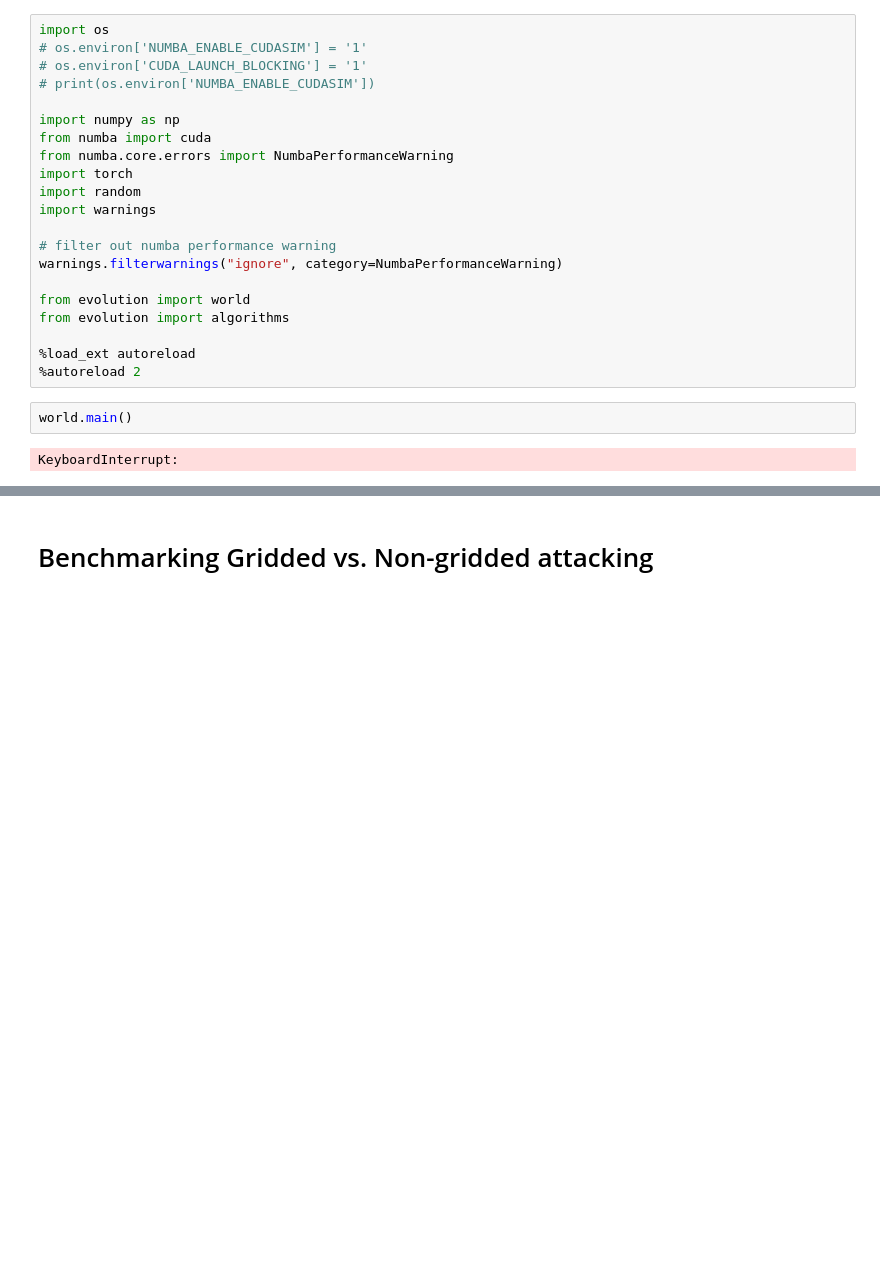
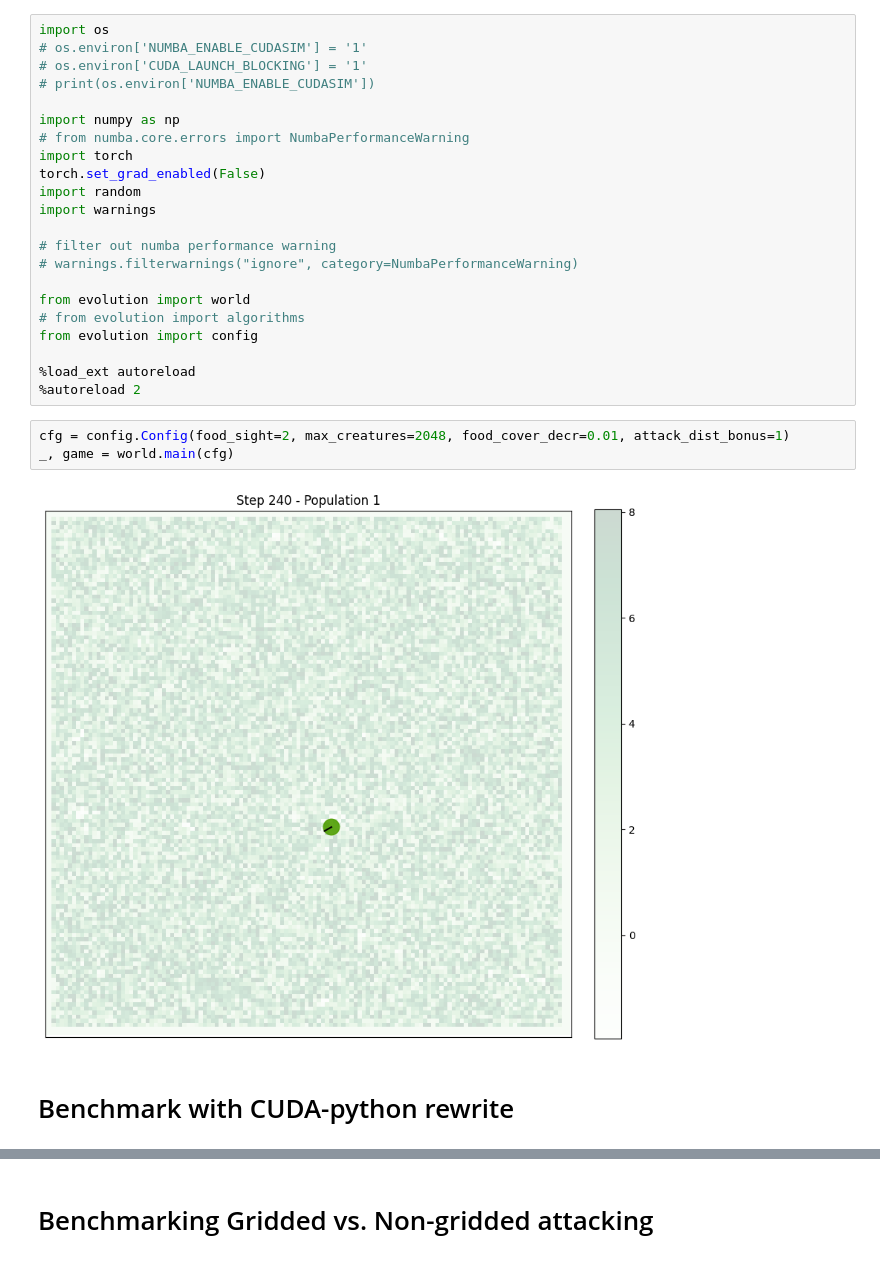
Before and after one commit to JacksonKaunismaa/evolution, a Jupyter notebook: base.ipynb, the cells around one changed output, grey strips where cells are left out. Cells and saved outputs as stored; diff of their text form; blank space fills up the shorter version.

```diff
--- a/base.ipynb
+++ b/base.ipynb
@@ -5,21 +5,25 @@ import os
 # print(os.environ['NUMBA_ENABLE_CUDASIM'])
 
 import numpy as np
-from numba import cuda
-from numba.core.errors import NumbaPerformanceWarning
+# from numba.core.errors import NumbaPerformanceWarning
 import torch
+torch.set_grad_enabled(False)
 import random
 import warnings
 
 # filter out numba performance warning
-warnings.filterwarnings("ignore", category=NumbaPerformanceWarning)
+# warnings.filterwarnings("ignore", category=NumbaPerformanceWarning)
 
 from evolution import world
-from evolution import algorithms
+# from evolution import algorithms
+from evolution import config
 
 %load_ext autoreload
 %autoreload 2
-# %%
-world.main()
-# %% [output]
-KeyboardInterrupt:
+# %%
+cfg = config.Config(food_sight=2, max_creatures=2048, food_cover_decr=0.01, attack_dist_bonus=1)
+_, game = world.main(cfg)
+# %% [output]
+[figure, added]
+# %% [markdown]
+# Benchmark with CUDA-python rewrite
```
Also changed, not shown: parts of 11 cells of this notebook, 10 other files.
